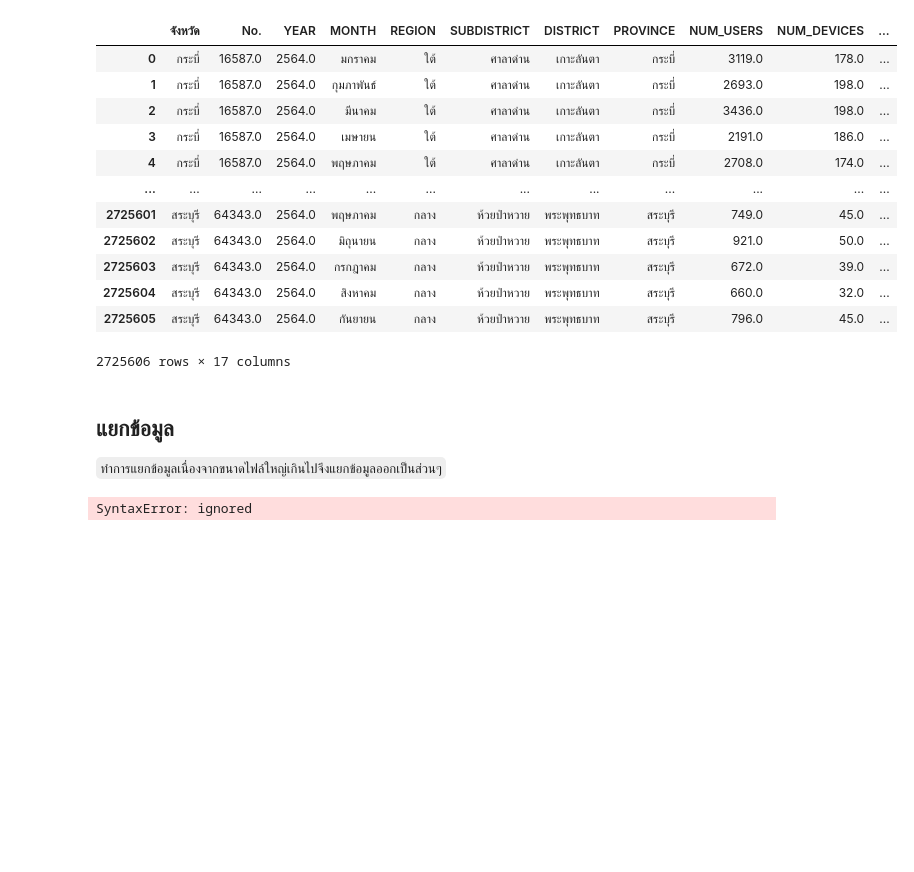
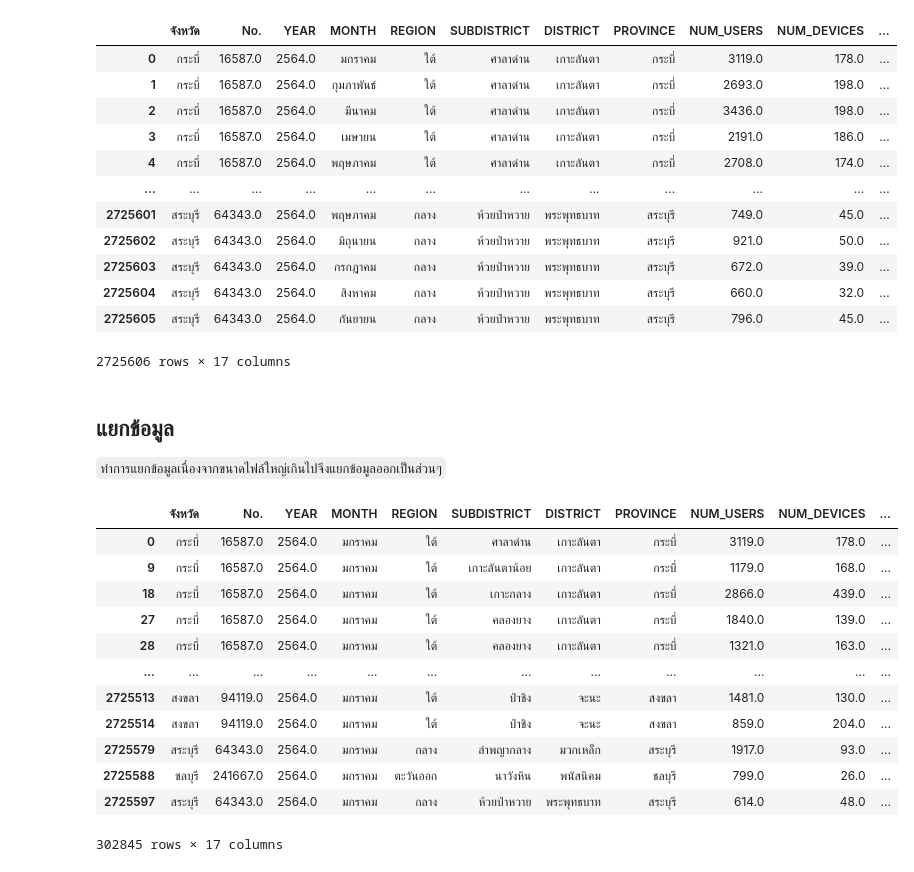
Before and after one commit to team0243/data_viz_2022, a Jupyter notebook: data_viz_project.ipynb, the cells around one changed output. Drawn from its saved outputs; the diff is of its cells as text; code cells hidden in the pictures; blank space fills up the shorter version.

```diff
--- a/data_viz_project.ipynb
+++ b/data_viz_project.ipynb
@@ -1129,7 +1129,3 @@ data_xx.to_csv('data_covid.csv',encoding='utf-8')
 # %% [markdown]
 ## แยกข้อมูล
 ``ทำการแยกข้อมูลเนื่องจากขนาดไฟล์ใหญ่เกินไปจึงแยกข้อมูลออกเป็นส่วนๆ``
-# %%
-covid_13 =  data_xx[data_xx['MONTH']='มกราคม']
-# %% [output]
-SyntaxError: ignored
@@ -1141,0 +1132,17 @@ covid_79
+# %%
+data1 = data_xx[(data_xx.MONTH=='มกราคม')] #|(data_xx.MONTH=='กุมภาพันธ์')|(data_xx.MONTH=='มีนาคม')
+data1
+# %% [output]
+|  | จังหวัด | No. | YEAR | MONTH | REGION | SUBDISTRICT | DISTRICT | PROVINCE | NUM_USERS | NUM_DEVICES | ... |
+| 0 | กระบี่ | 16587.0 | 2564.0 | มกราคม | ใต้ | ศาลาด่าน | เกาะลันตา | กระบี่ | 3119.0 | 178.0 | ... |
+| 9 | กระบี่ | 16587.0 | 2564.0 | มกราคม | ใต้ | เกาะลันตาน้อย | เกาะลันตา | กระบี่ | 1179.0 | 168.0 | ... |
+| 18 | กระบี่ | 16587.0 | 2564.0 | มกราคม | ใต้ | เกาะกลาง | เกาะลันตา | กระบี่ | 2866.0 | 439.0 | ... |
+| 27 | กระบี่ | 16587.0 | 2564.0 | มกราคม | ใต้ | คลองยาง | เกาะลันตา | กระบี่ | 1840.0 | 139.0 | ... |
+| 28 | กระบี่ | 16587.0 | 2564.0 | มกราคม | ใต้ | คลองยาง | เกาะลันตา | กระบี่ | 1321.0 | 163.0 | ... |
+| ... | ... | ... | ... | ... | ... | ... | ... | ... | ... | ... | ... |
+| 2725513 | สงขลา | 94119.0 | 2564.0 | มกราคม | ใต้ | ป่าชิง | จะนะ | สงขลา | 1481.0 | 130.0 | ... |
+| 2725514 | สงขลา | 94119.0 | 2564.0 | มกราคม | ใต้ | ป่าชิง | จะนะ | สงขลา | 859.0 | 204.0 | ... |
+| 2725579 | สระบุรี | 64343.0 | 2564.0 | มกราคม | กลาง | ลำพญากลาง | มวกเหล็ก | สระบุรี | 1917.0 | 93.0 | ... |
+| 2725588 | ชลบุรี | 241667.0 | 2564.0 | มกราคม | ตะวันออก | นาวังหิน | พนัสนิคม | ชลบุรี | 799.0 | 26.0 | ... |
+| 2725597 | สระบุรี | 64343.0 | 2564.0 | มกราคม | กลาง | ห้วยป่าหวาย | พระพุทธบาท | สระบุรี | 614.0 | 48.0 | ... |
+302845 rows × 17 columns
```
Also changed, not shown: parts of 12 cells of this notebook.
